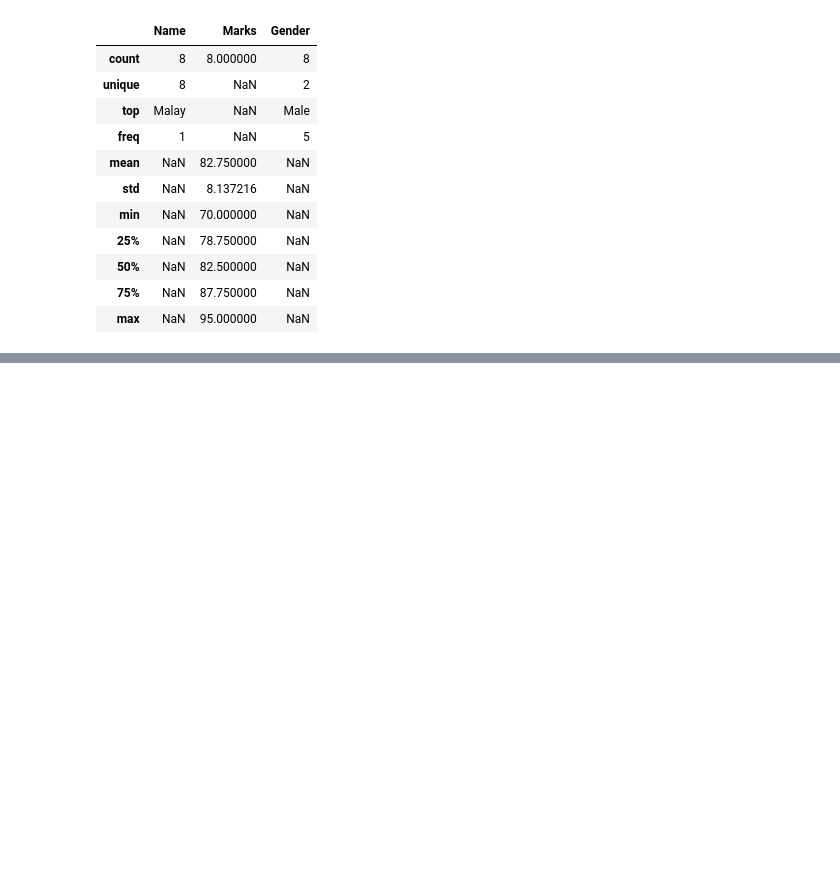
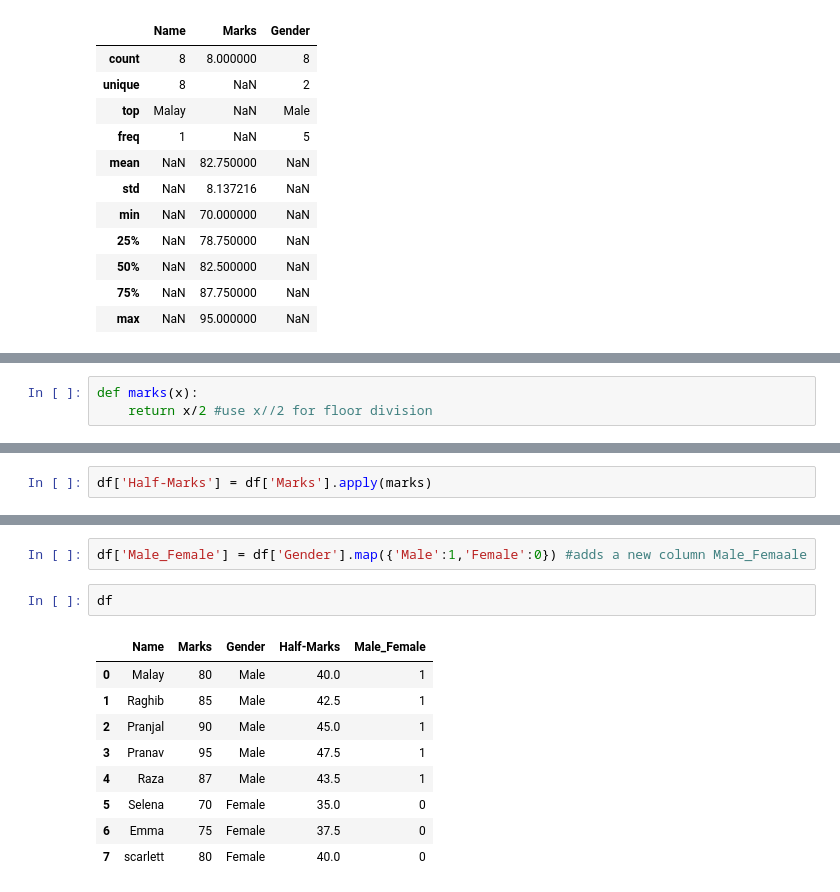
Before and after one commit to devpeak/Pandas, a Jupyter notebook: Data-Analysis-warmup-exercise.ipynb, the cells around one changed output, grey strips where cells are left out. Cells and saved outputs as stored; diff of their text form; blank space fills up the shorter version.

Commit message:
df['column_name'].average(),mean(),max(),min() , apply method, lambda, map(), drop() and inplace, sort_values(by = 'column_name'),adding and updating a row, .isin ()

```diff
--- a/Data-Analysis-warmup-exercise.ipynb
+++ b/Data-Analysis-warmup-exercise.ipynb
@@ -150,0 +297,3 @@ df.describe(include = 'all')
+# %%
+def marks(x):
+    return x/2 #use x//2 for floor division
@@ -150,0 +312,2 @@ df.describe(include = 'all')
+# %%
+df['Half-Marks'] = df['Marks'].apply(marks)
@@ -150,0 +405,14 @@ df.describe(include = 'all')
+# %%
+df['Male_Female'] = df['Gender'].map({'Male':1,'Female':0}) #adds a new column Male_Femaale
+# %%
+df
+# %% [output]
+|  | Name | Marks | Gender | Half-Marks | Male_Female |
+| 0 | Malay | 80 | Male | 40.0 | 1 |
+| 1 | Raghib | 85 | Male | 42.5 | 1 |
+| 2 | Pranjal | 90 | Male | 45.0 | 1 |
+| 3 | Pranav | 95 | Male | 47.5 | 1 |
+| 4 | Raza | 87 | Male | 43.5 | 1 |
+| 5 | Selena | 70 | Female | 35.0 | 0 |
+| 6 | Emma | 75 | Female | 37.5 | 0 |
+| 7 | scarlett | 80 | Female | 40.0 | 0 |
```
Also changed, not shown: parts of 74 cells of this notebook.
